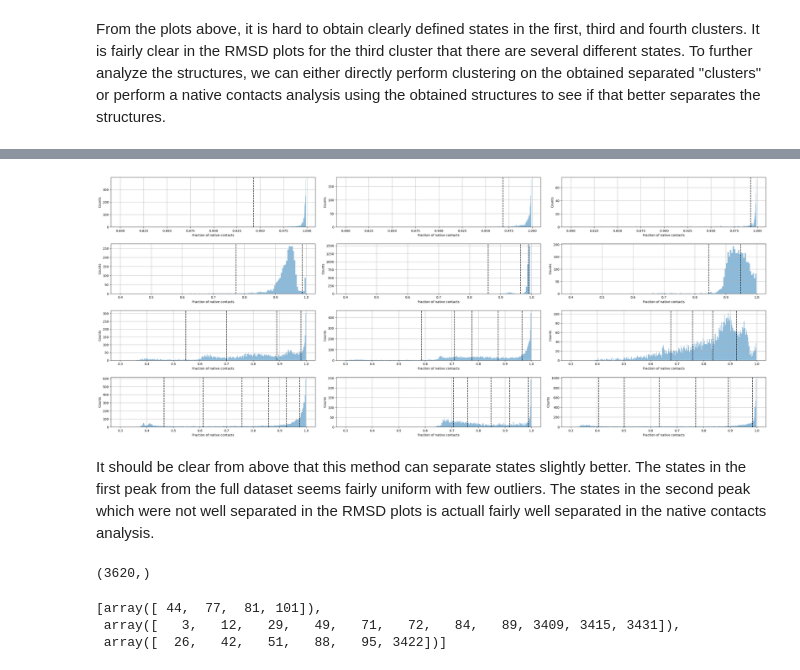
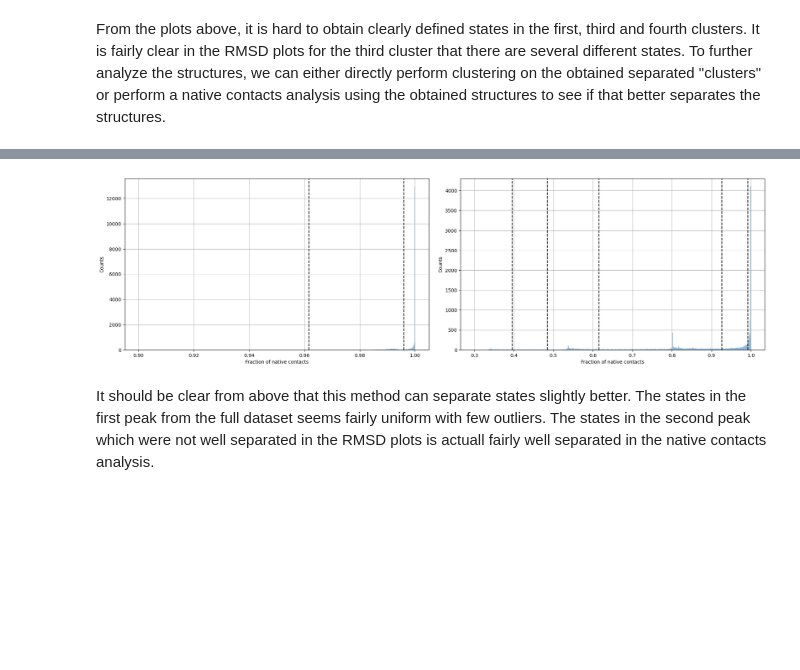
Before and after one commit to nithinkr2000/mc_trex, a Jupyter notebook: docs/examples/Trajectory classification.ipynb, the cells around one changed output, grey strips where cells are left out. Drawn from its saved outputs; the diff is of its cells as text; code cells hidden in the pictures; blank space fills up the shorter version.

```diff
--- a/docs/examples/Trajectory classification.ipynb
+++ b/docs/examples/Trajectory classification.ipynb
@@ -387,13 +315,2 @@ for natcons, axi in zip(natcons1, axs):
 # %%
-bin_natcons1 = [nc.bin_frames(natcon1, bins=binsize, range=natcon_range) for natcon1, binsize, natcon_range in zip(natcons1, [700, 140, 350, 350], [(0.8, 0.999), (0.4, 0.999), (0.3, 0.999), (0.3, 0.999)])]
+bin_natcons1 = [nc.bin_frames([natcon1[idx][1]], bins=binsize, range=natcon_range) for idx, natcon1, binsize, natcon_range in zip([2, 1], natcons1, [750, 500], [(0.9, 1.0), (0.3, 1.0)])]
-# %%
-fig, axs = plt.subplots(nrows=4, ncols=3, figsize=(30, 12))
-
-for bin_natcons, axi in zip(bin_natcons1, axs):
-    for bin_natcon, ax in zip(bin_natcons, axi):
-        bin_centers = (bin_natcon[1][1:] + bin_natcon[1][:-1]) / 2
-        bin_width = bin_centers[1] - bin_centers[0]
-        ax.bar(bin_centers, bin_natcon[0], alpha=0.5, width=bin_width)
-        ax.grid(True)
-        ax.set_xlabel("Fraction of native contacts")
-        ax.set_ylabel("Counts")
@@ -402,28 +317,26 @@ for bin_natcons, axi in zip(bin_natcons1, axs):
 # %%
-nc_cuts1 = [nc.get_cuts(bin_natcon1, max_components=7, height=5) for bin_natcon1 in bin_natcons1]
+nc_cuts1 = [nc.get_cuts(bin_natcon1, max_components=7, height=1) for bin_natcon1 in bin_natcons1]
+# %%
+bin_natcons1 = [bin_natcons[0] for bin_natcons in bin_natcons1]
 # %%
-fig, axs = plt.subplots(nrows=4, ncols=3, figsize=(30, 12))
+fig, axs = plt.subplots(nrows=1, ncols=2, figsize=(20, 6))
 
-for bin_natcons, nc_cuts, axi in zip(bin_natcons1, nc_cuts1, axs):
-    for bin_natcon, nc_cut, ax in zip(bin_natcons, nc_cuts, axi):
-        bin_centers = (bin_natcon[1][1:] + bin_natcon[1][:-1]) / 2
-        bin_width = bin_centers[1] - bin_centers[0]
-        ax.bar(bin_centers, bin_natcon[0], alpha=0.5, width=bin_width)
-        ax.grid(True)
-        for cut in nc_cut:
-            if cut > 0 :
-                ax.axvline(cut, color='k', ls='--')
-        ax.set_xlabel("Fraction of native contacts")
-        ax.set_ylabel("Counts")
+
+for bin_natcon, nc_cut, ax in zip(bin_natcons1, nc_cuts1, axs):
+    bin_centers = (bin_natcon[1][1:] + bin_natcon[1][:-1]) / 2
+    bin_width = bin_centers[1] - bin_centers[0]
+    ax.bar(bin_centers, bin_natcon[0], alpha=0.5, width=bin_width)
+    ax.grid(True)
+    for cut in nc_cut[0]:
+        if cut > 0 :
+            ax.axvline(cut, color='k', ls='--')
+    ax.set_xlabel("Fraction of native contacts")
+    ax.set_ylabel("Counts")
 
 fig.tight_layout(pad=2)
 # %% [output]
-[figure, old version]
+[figure, new version]
 # %% [markdown]
 It should be clear from above that this method can separate states slightly better. The states in the first peak from the full dataset seems fairly uniform with few outliers. The states in the second peak which were not well separated in the RMSD plots is actuall fairly well separated in the native contacts analysis.
-# %%
-rmsds1[1][2].shape
-# %% [output]
-(3620,)
 # %%
 # Using refs[0] and the corresponding RMSD - rmsds1[0] for analyses
@@ -433,6 +345,0 @@ peaks = [[np.where(np.logical_and(np.less(rmsd, high), np.greater_equal(rmsd, lo
-# %%
-peaks[1]
-# %% [output]
-[array([ 44,  77,  81, 101]),
- array([   3,   12,   29,   49,   71,   72,   84,   89, 3409, 3415, 3431]),
- array([  26,   42,   51,   88,   95, 3422])]
```
Also changed, not shown: parts of 97 cells of this notebook, 32 other files.
